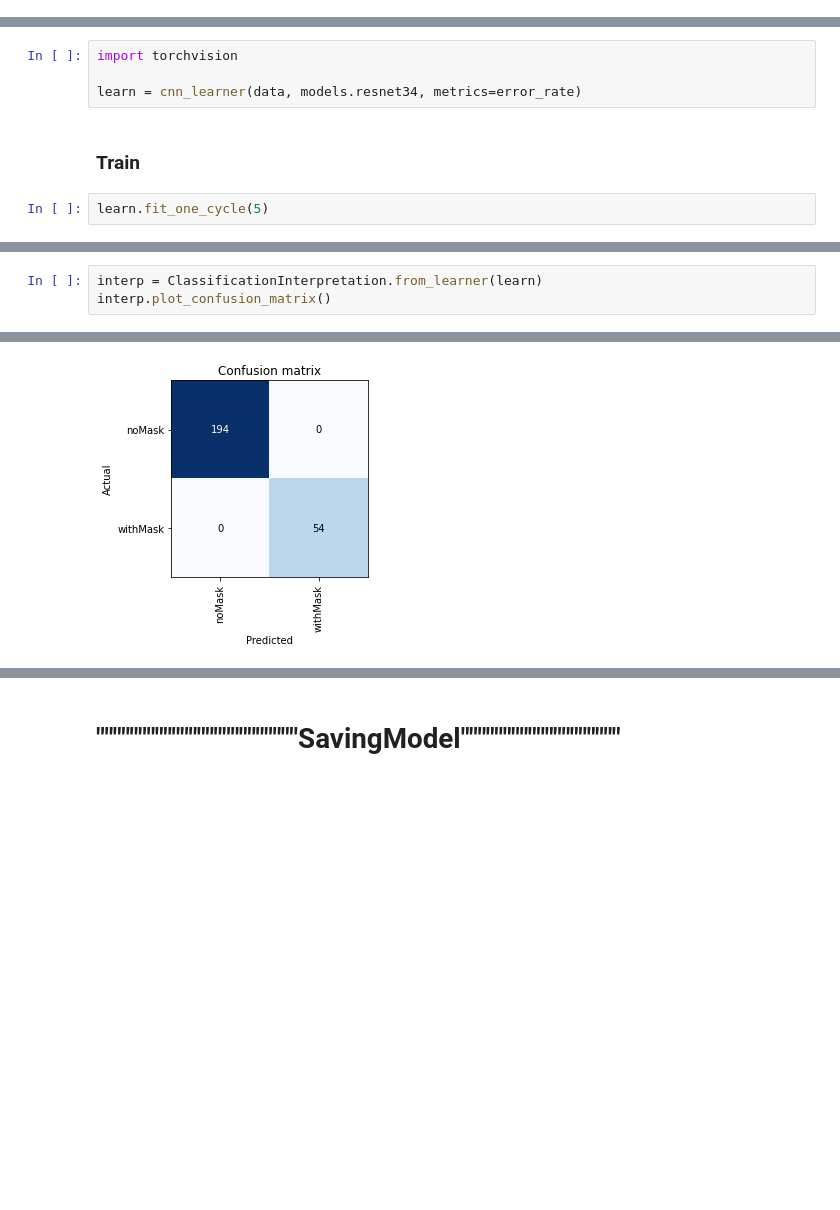
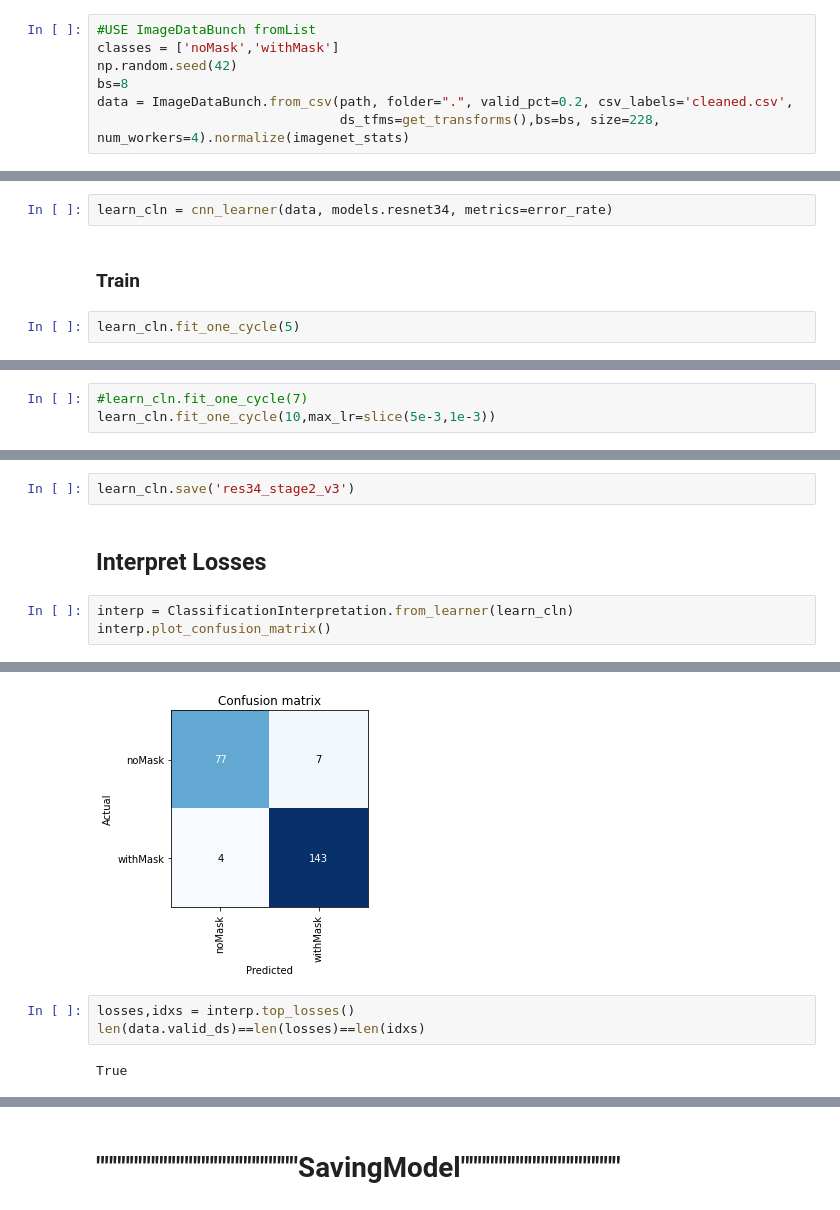
Before and after one commit to Tomas1337/MaskDetector, a Jupyter notebook: ResNetTraining_Fastai.ipynb, the cells around one changed output, grey strips where cells are left out. Saved outputs shown, nothing was run; the diff lists cells and outputs as text; blank space fills up the shorter version.

```diff
--- a/ResNetTraining_Fastai.ipynb
+++ b/ResNetTraining_Fastai.ipynb
@@ -24,0 +135,7 @@ data.classes
+# %%
+#USE ImageDataBunch fromList
+classes = ['noMask','withMask']
+np.random.seed(42)
+bs=8
+data = ImageDataBunch.from_csv(path, folder=".", valid_pct=0.2, csv_labels='cleaned.csv',
+                               ds_tfms=get_transforms(),bs=bs, size=228, num_workers=4).normalize(imagenet_stats)
@@ -31,12 +150,10 @@ data.show_batch(rows=3, figsize=(7,8))
 # %% [markdown]
 ### Create Learner
 # %%
-import torchvision
-
-learn = cnn_learner(data, models.resnet34, metrics=error_rate)
+learn_cln = cnn_learner(data, models.resnet34, metrics=error_rate)
 # %% [markdown]
 ### Train
 # %%
-learn.fit_one_cycle(5)
+learn_cln.fit_one_cycle(5)
 # %% [output]
 | epoch | train_loss | valid_loss | error_rate | time |
@@ -92,0 +187,3 @@ learn.save('res34_stage2_1')
+# %%
+#learn_cln.fit_one_cycle(7)
+learn_cln.fit_one_cycle(10,max_lr=slice(5e-3,1e-3))
@@ -93,6 +202,15 @@ learn.save('res34_stage2_1')
+# %%
+learn_cln.save('res34_stage2_v3')
+# %% [markdown]
+## Interpret Losses
 # %%
-interp = ClassificationInterpretation.from_learner(learn)
+interp = ClassificationInterpretation.from_learner(learn_cln)
 interp.plot_confusion_matrix()
 # %% [output]
 [interactive output not drawn]
-[figure, old version]
+[figure, new version]
+# %%
+losses,idxs = interp.top_losses()
+len(data.valid_ds)==len(losses)==len(idxs)
+# %% [output]
+True
```
Also changed, not shown: parts of 53 cells of this notebook, 2 other files.
